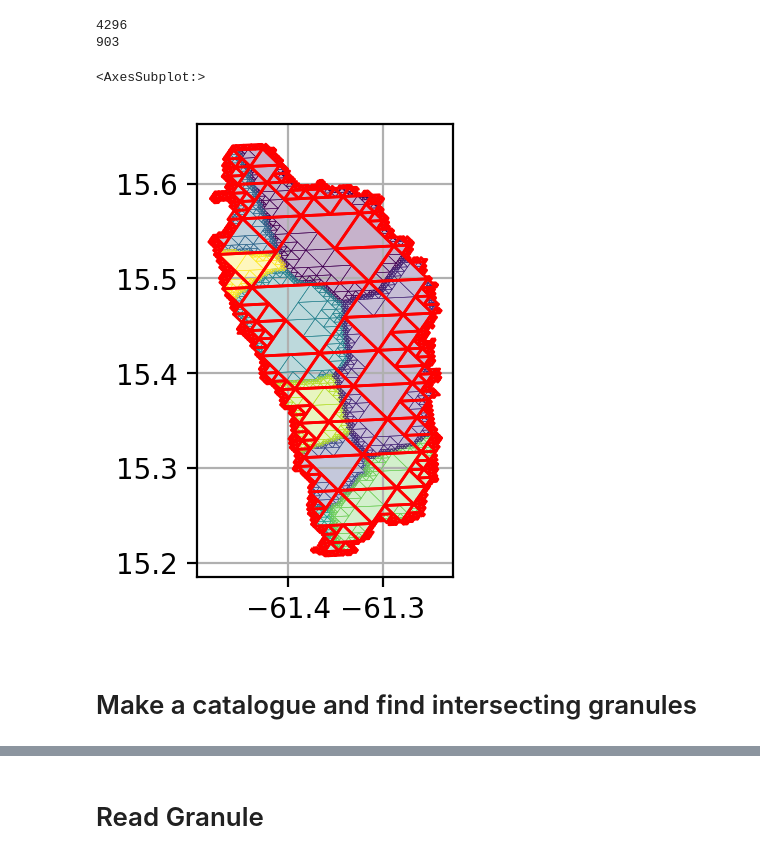
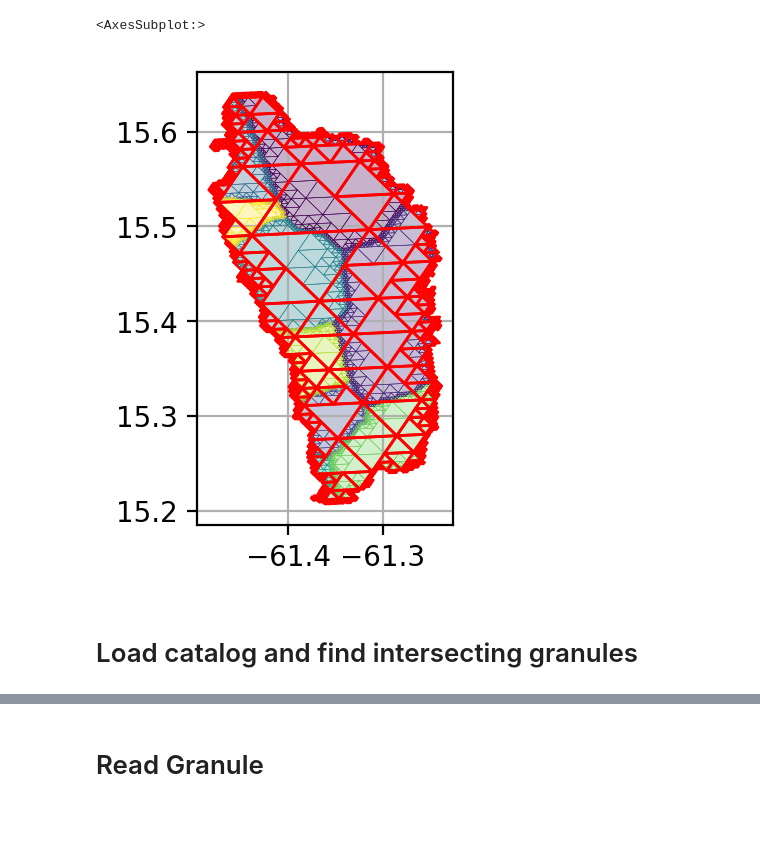
Before and after one commit to NiklasPhabian/nightlights_caribbean, a Jupyter notebook: flow.ipynb, the cells around one changed output, grey strips where cells are left out. Saved outputs shown, nothing was run; the diff lists cells and outputs as text; code cells hidden in the pictures; blank space fills up the shorter version.

```diff
--- a/flow.ipynb
+++ b/flow.ipynb
@@ -13,4 +13,0 @@ caribbean = geopandas.read_file('study_area_fao_clean_210326.gpkg')
-# %%
-country = caribbean[caribbean['ADM0_NAME']=='Dominica']
-# %%
-country = starepandas.STAREDataFrame(country, add_stare=True, level=level, add_trixels=True)
@@ -21,18 +14,16 @@ country_cover.set_trixels(inplace=True)
-# %%
-print(numpy.concatenate(list(country['stare'])).size)
-print(len(cover_sids))
-# %% [output]
-4296
-903
+# %%
+adm2 = pandas.read_pickle('covers/caribbean_staredf_l{}.pickle'.format(level))
+# %%
+adm0 = pandas.read_pickle('covers/countries_staredf_l{}.pickle'.format(level))
 # %%
 fig, ax = plt.subplots(figsize=(3,3), dpi=200)
 ax.grid(True)
 
-country.plot(ax=ax, trixels=False,  alpha=0.3, column='ADM2_CODE')
-country.plot(ax=ax, trixels=True, boundary=True, linewidth=0.2, column='ADM2_CODE')
-country_cover.plot(ax=ax, trixels=True, color='red', linewidth=1)
+adm2[adm2['ADM0_NAME']==country].plot(ax=ax, trixels=False,  alpha=0.3, column='ADM2_CODE')
+adm2[adm2['ADM0_NAME']==country].plot(ax=ax, trixels=True, boundary=True, linewidth=0.2, column='ADM2_CODE')
+adm0[adm0['ADM0_NAME']==country].plot(ax=ax, trixels=True, color='red', linewidth=1)
 # %% [output]
 <AxesSubplot:>
-[figure, old version]
+[figure, new version]
 # %% [markdown]
-# Make a catalogue and find intersecting granules
+# Load catalog and find intersecting granules
```
Also changed, not shown: parts of 21 cells of this notebook, 6 other files.
